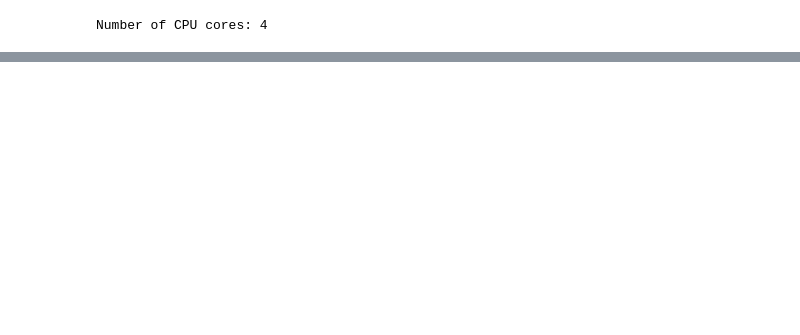
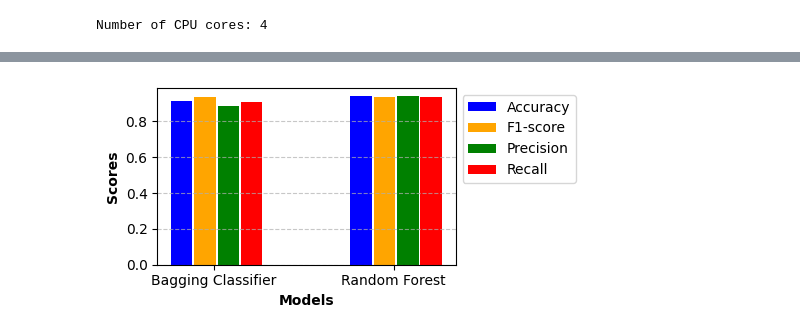
Before and after one commit to mit-riya/Phishing-URL-Detection, a Jupyter notebook: decision-trees.ipynb, the cells around one changed output, grey strips where cells are left out. Saved outputs shown, nothing was run; the diff lists cells and outputs as text; code cells hidden in the pictures; blank space fills up the shorter version.

```diff
--- a/decision-trees.ipynb
+++ b/decision-trees.ipynb
@@ -1715,0 +1760,44 @@ Number of CPU cores: 4
+# %%
+import matplotlib.pyplot as plt
+import numpy as np
+
+# Assuming metrics for four models are stored in lists
+model_names = ['Bagging Classifier','Random Forest']
+accuracies = [0.913,0.94]
+f1_scores = [0.935,0.938]
+precisions = [0.884,0.94]
+recalls = [0.909,0.936]
+
+# Set the width of the bars
+bar_width = 0.12
+
+# Set the positions of the bars on the x-axis
+r1 = np.arange(len(model_names))
+r2 = [x + bar_width+0.01 for x in r1]
+r3 = [x + bar_width+0.01 for x in r2]
+r4 = [x + bar_width+0.01 for x in r3]
+
+# Plotting the grouped bar plot
+plt.figure(figsize=(5, 2.5))
+plt.bar(r1, accuracies, color='blue', width=bar_width, label='Accuracy')
+plt.bar(r2, f1_scores, color='orange', width=bar_width, label='F1-score')
+plt.bar(r3, precisions, color='green', width=bar_width, label='Precision')
+plt.bar(r4, recalls, color='red', width=bar_width, label='Recall')
+
+# Add xticks on the middle of the group bars
+plt.xlabel('Models', fontweight='bold')
+plt.xticks([r + bar_width * 1.5 for r in range(len(model_names))], model_names, rotation=0)
+
+# Add ylabel and title
+plt.ylabel('Scores', fontweight='bold')
+plt.grid(axis='y', linestyle='--', alpha=0.7)
+
+# Add a legend
+plt.legend()
+
+# Show the plot
+plt.legend(loc='upper left', bbox_to_anchor=(1, 1))
+plt.tight_layout()
+plt.show()
+# %% [output]
+[figure, added]
```
Also changed, not shown: parts of 19 cells of this notebook.
